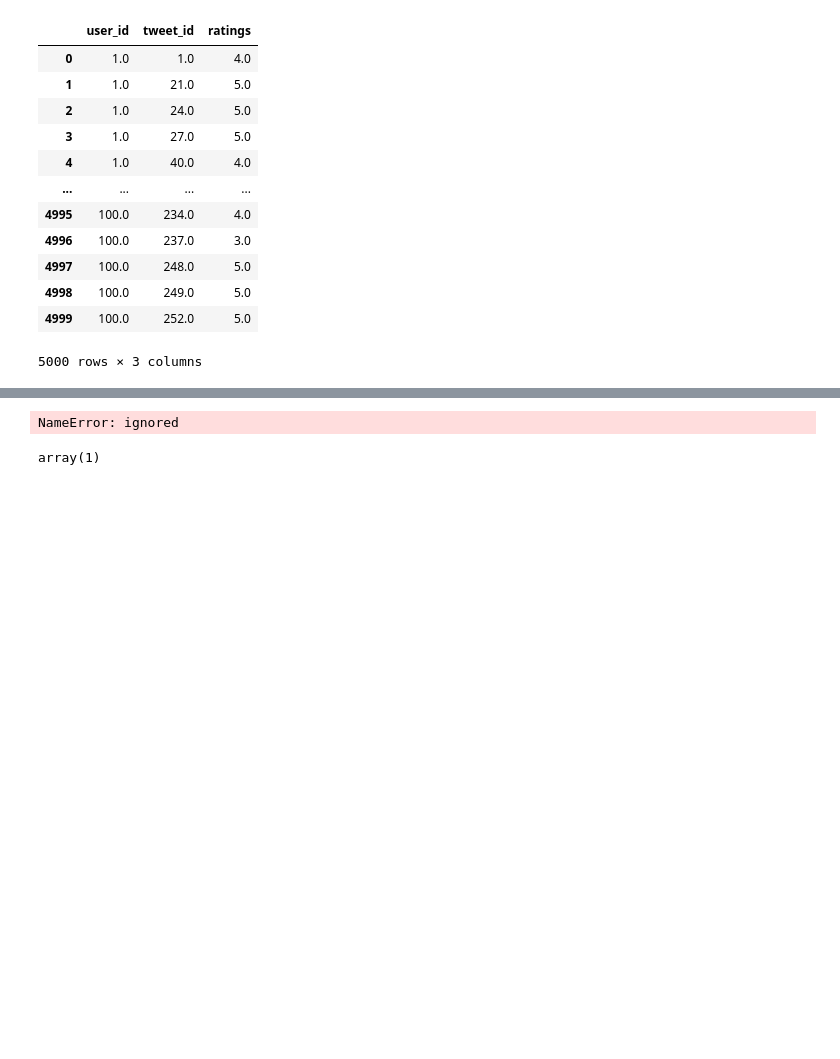
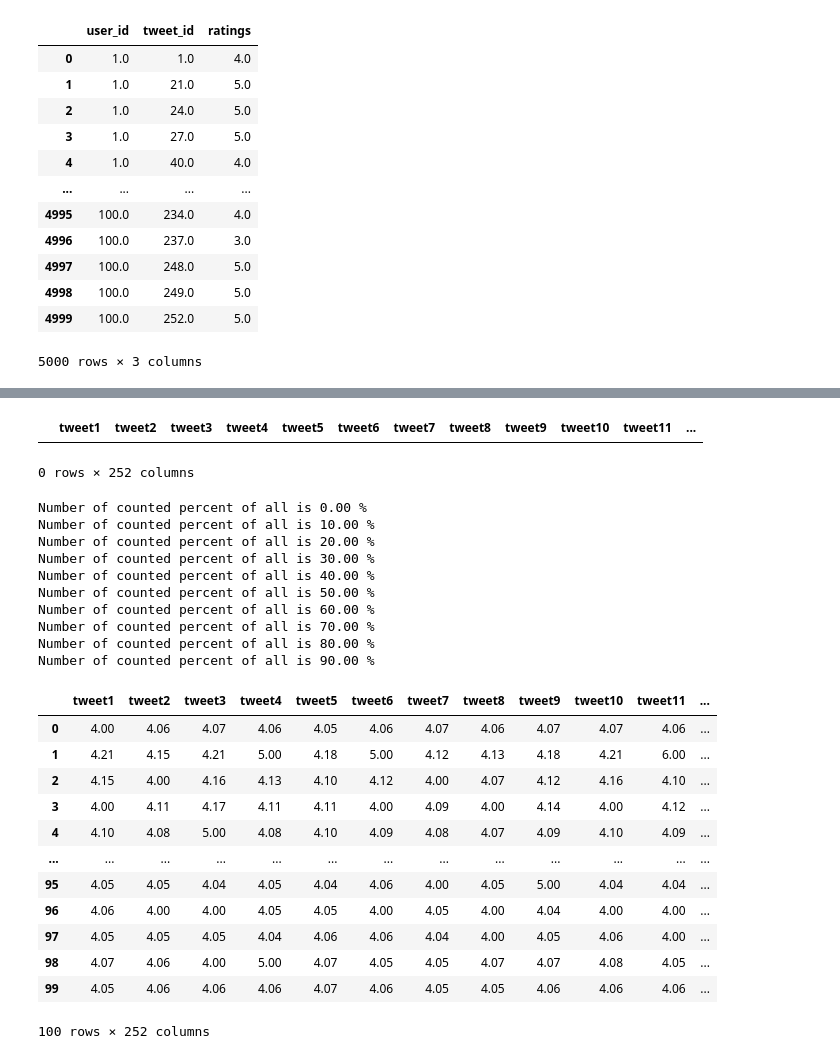
Before and after one commit to stazam/M7DataSp---Advanced-data-science-techniques, a Jupyter notebook: tweet_recommender.ipynb, the cells around one changed output, grey strips where cells are left out. Cells and saved outputs as stored; diff of their text form; code cells hidden in the pictures; blank space fills up the shorter version.

```diff
--- a/tweet_recommender.ipynb
+++ b/tweet_recommender.ipynb
@@ -181,4 +174,0 @@ plot_loss(history)
-# %%
-model.predict([df.dataFrame(range(1,100)),data.Frame(range(1,100))])
-# %% [output]
-NameError: ignored
@@ -188,12 +175,53 @@ skuska1 = np.array(range(1,100))
-# %%
-np.array(1)
-# %% [output]
-array(1)
+# %%
+df_filled = pd.DataFrame(columns = list(df.columns[1:253]))
+df_filled
+# %% [output]
+|  | tweet1 | tweet2 | tweet3 | tweet4 | tweet5 | tweet6 | tweet7 | tweet8 | tweet9 | tweet10 | tweet11 | ... |
+0 rows × 252 columns
 # %%
-df_filled = df.copy()
+tweet_list = ["tweet"+ str(i) for i in range(1,253)]
 
-for i in range(0,n_users):
-  for j in range(1,n_tweets+1):
+for i in range(n_users):
 
-    if pd.isna(df_filled.iloc[i,j]):
-      model.predict([np.array([i]),np.array([j])])
+    user_list = []
+    if i % 10 == 0:
+      print("Number of counted percent of all is %0.2f %%" %i )
+
+    for j in range(1,n_tweets+1):
+
+      if pd.isna(df.iloc[i,j]):
+        user_list.append(model.predict([np.array([i]),np.array([j])])[0][0])
+
+      else:
+        user_list.append(df.iloc[i,j])
+
+    temp_dict = dict()
+    temp_dict = dict(zip(tweet_list,user_list))
+    df_filled = df_filled.append(temp_dict,ignore_index=True)
+
+
+round(df_filled,2)
+# %% [output]
+Number of counted percent of all is 0.00 %
+Number of counted percent of all is 10.00 %
+Number of counted percent of all is 20.00 %
+Number of counted percent of all is 30.00 %
+Number of counted percent of all is 40.00 %
+Number of counted percent of all is 50.00 %
+Number of counted percent of all is 60.00 %
+Number of counted percent of all is 70.00 %
+Number of counted percent of all is 80.00 %
+Number of counted percent of all is 90.00 %
+|  | tweet1 | tweet2 | tweet3 | tweet4 | tweet5 | tweet6 | tweet7 | tweet8 | tweet9 | tweet10 | tweet11 | ... |
+| 0 | 4.00 | 4.06 | 4.07 | 4.06 | 4.05 | 4.06 | 4.07 | 4.06 | 4.07 | 4.07 | 4.06 | ... |
+| 1 | 4.21 | 4.15 | 4.21 | 5.00 | 4.18 | 5.00 | 4.12 | 4.13 | 4.18 | 4.21 | 6.00 | ... |
+| 2 | 4.15 | 4.00 | 4.16 | 4.13 | 4.10 | 4.12 | 4.00 | 4.07 | 4.12 | 4.16 | 4.10 | ... |
+| 3 | 4.00 | 4.11 | 4.17 | 4.11 | 4.11 | 4.00 | 4.09 | 4.00 | 4.14 | 4.00 | 4.12 | ... |
+| 4 | 4.10 | 4.08 | 5.00 | 4.08 | 4.10 | 4.09 | 4.08 | 4.07 | 4.09 | 4.10 | 4.09 | ... |
+| ... | ... | ... | ... | ... | ... | ... | ... | ... | ... | ... | ... | ... |
+| 95 | 4.05 | 4.05 | 4.04 | 4.05 | 4.04 | 4.06 | 4.00 | 4.05 | 5.00 | 4.04 | 4.04 | ... |
+| 96 | 4.06 | 4.00 | 4.00 | 4.05 | 4.05 | 4.00 | 4.05 | 4.00 | 4.04 | 4.00 | 4.00 | ... |
+| 97 | 4.05 | 4.05 | 4.05 | 4.04 | 4.06 | 4.06 | 4.04 | 4.00 | 4.05 | 4.06 | 4.00 | ... |
+| 98 | 4.07 | 4.06 | 4.00 | 5.00 | 4.07 | 4.05 | 4.05 | 4.07 | 4.07 | 4.08 | 4.05 | ... |
+| 99 | 4.05 | 4.06 | 4.06 | 4.06 | 4.07 | 4.06 | 4.05 | 4.05 | 4.06 | 4.06 | 4.06 | ... |
+100 rows × 252 columns
```
Also changed, not shown: parts of 8 cells of this notebook.
